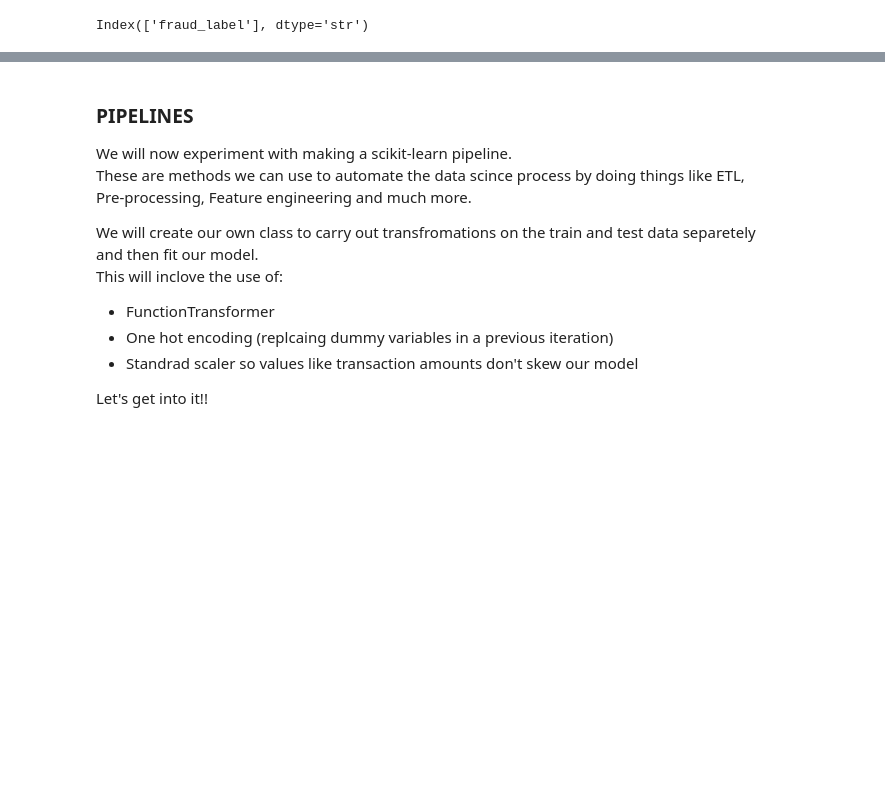
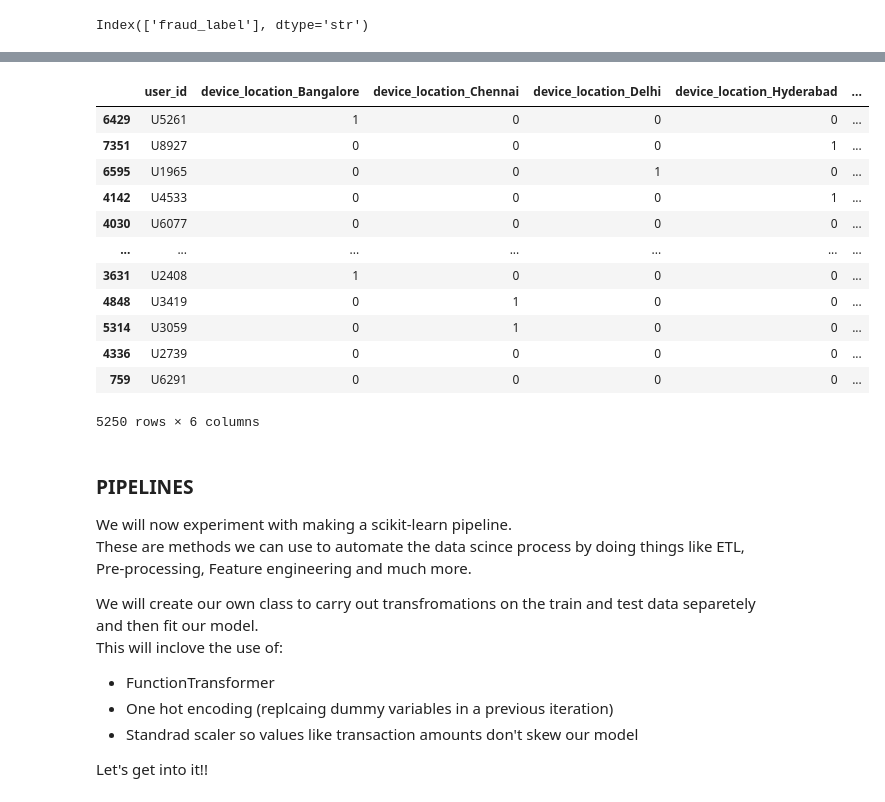
Before and after one commit to leta199/Fraud-Detection, a Jupyter notebook: modelling/Fraud detection.ipynb, the cells around one changed output, grey strips where cells are left out. Saved outputs shown, nothing was run; the diff lists cells and outputs as text; code cells hidden in the pictures; blank space fills up the shorter version.

```diff
--- a/modelling/Fraud detection.ipynb
+++ b/modelling/Fraud detection.ipynb
@@ -218,3 +186,25 @@ list
+# %%
+# Now we get the dummies for each location
+location_dummies = pd.get_dummies(x_train, columns = ['device_location'], dtype = int)
+location_dummies = location_dummies[['user_id','device_location_Bangalore'	,
+                                    'device_location_Chennai',	'device_location_Delhi',
+                                    'device_location_Hyderabad'	,'device_location_Mumbai']]
+
+location_dummies
+# %% [output]
+|  | user_id | device_location_Bangalore | device_location_Chennai | device_location_Delhi | device_location_Hyderabad | ... |
+| 6429 | U5261 | 1 | 0 | 0 | 0 | ... |
+| 7351 | U8927 | 0 | 0 | 0 | 1 | ... |
+| 6595 | U1965 | 0 | 0 | 1 | 0 | ... |
+| 4142 | U4533 | 0 | 0 | 0 | 1 | ... |
+| 4030 | U6077 | 0 | 0 | 0 | 0 | ... |
+| ... | ... | ... | ... | ... | ... | ... |
+| 3631 | U2408 | 1 | 0 | 0 | 0 | ... |
+| 4848 | U3419 | 0 | 1 | 0 | 0 | ... |
+| 5314 | U3059 | 0 | 1 | 0 | 0 | ... |
+| 4336 | U2739 | 0 | 0 | 0 | 0 | ... |
+| 759 | U6291 | 0 | 0 | 0 | 0 | ... |
+5250 rows × 6 columns
 # %% [markdown]
 ### PIPELINES
 We will now experiment with making a scikit-learn pipeline.
```
Also changed, not shown: parts of 6 cells of this notebook.
